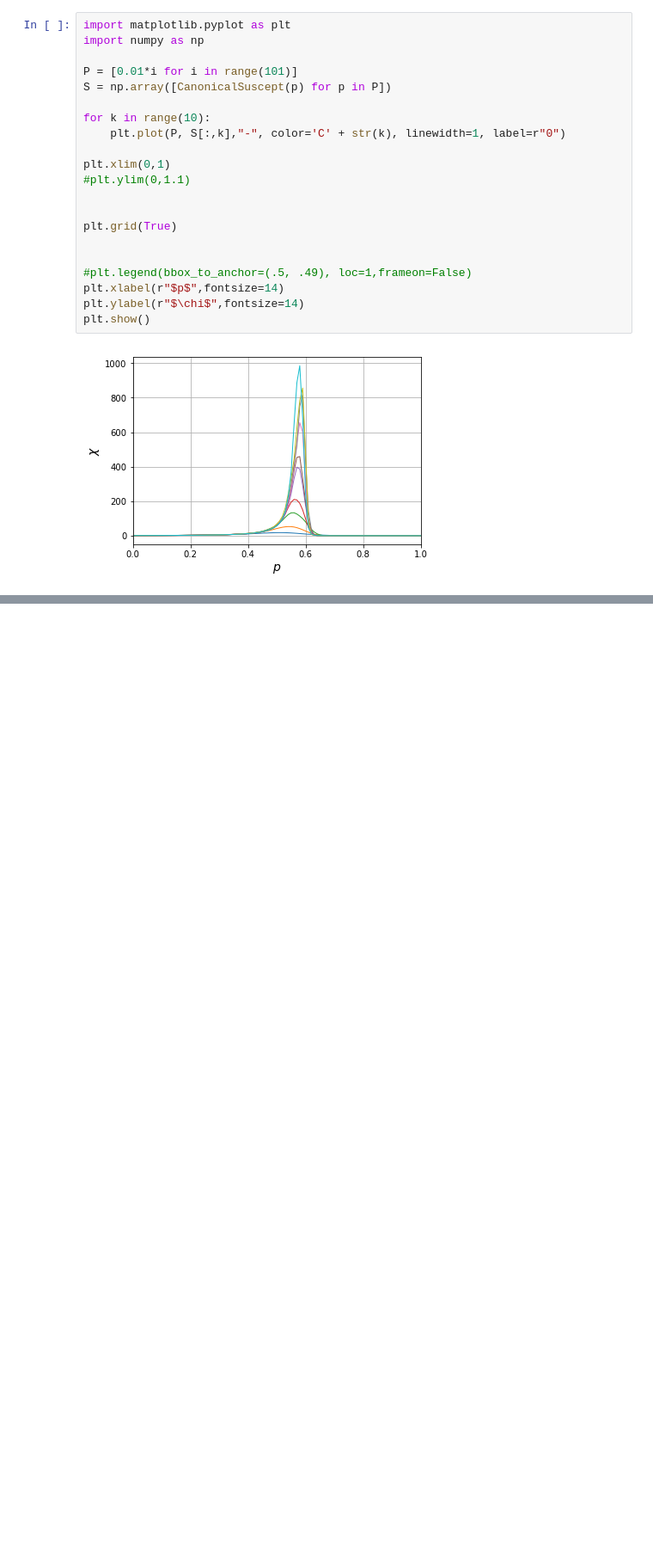
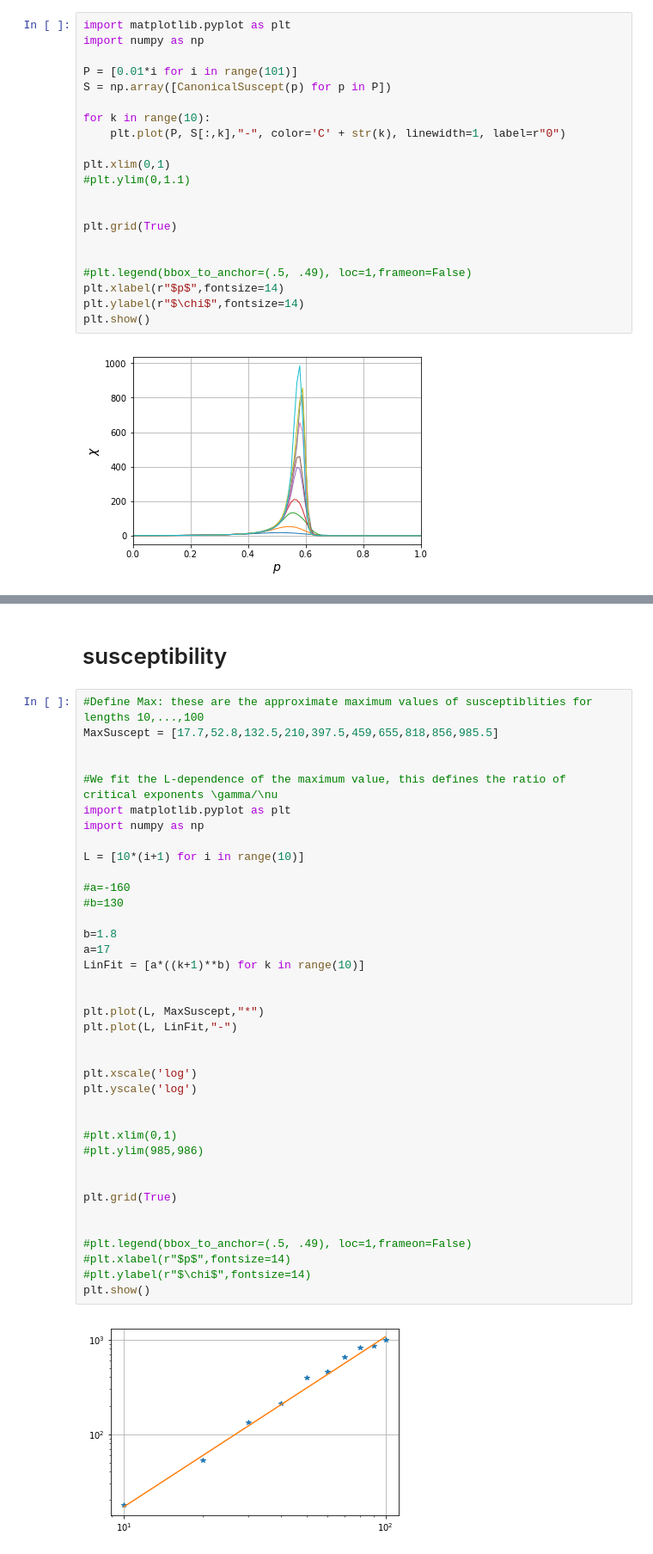
Before and after one commit to python-cbpf/cluster-finder-algorithms-CarstenHensel, a Jupyter notebook: data_analysis.ipynb, the cells around one changed output, grey strips where cells are left out. Shown: that part at 86% size. Saved outputs shown, nothing was run; the diff lists cells and outputs as text; blank space fills up the shorter version.

```diff
--- a/data_analysis.ipynb
+++ b/data_analysis.ipynb
@@ -172,0 +192,42 @@ plt.show()
+# %% [markdown]
+# susceptibility
+# %%
+#Define Max: these are the approximate maximum values of susceptiblities for lengths 10,...,100
+MaxSuscept = [17.7,52.8,132.5,210,397.5,459,655,818,856,985.5]
+
+
+#We fit the L-dependence of the maximum value, this defines the ratio of critical exponents \gamma/\nu
+import matplotlib.pyplot as plt
+import numpy as np
+
+L = [10*(i+1) for i in range(10)]
+
+#a=-160
+#b=130
+
+b=1.8
+a=17
+LinFit = [a*((k+1)**b) for k in range(10)]
+
+
+plt.plot(L, MaxSuscept,"*")
+plt.plot(L, LinFit,"-")
+
+
+plt.xscale('log')
+plt.yscale('log')
+
+
+#plt.xlim(0,1)
+#plt.ylim(985,986)
+
+
+plt.grid(True)
+
+
+#plt.legend(bbox_to_anchor=(.5, .49), loc=1,frameon=False)
+#plt.xlabel(r"$p$",fontsize=14)
+#plt.ylabel(r"$\chi$",fontsize=14)
+plt.show()
+# %% [output]
+[figure, added]
```
Also changed, not shown: parts of 13 cells of this notebook.
